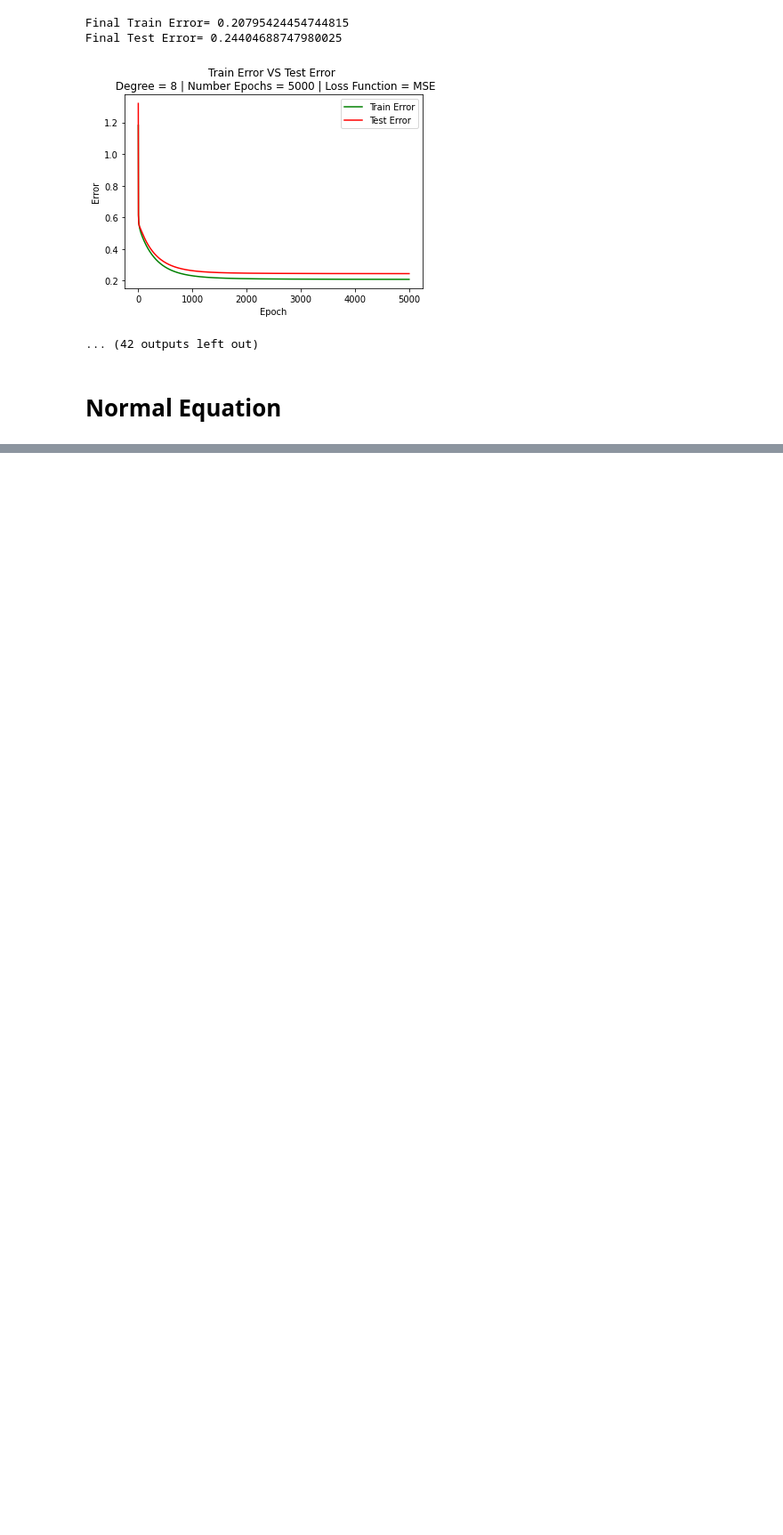
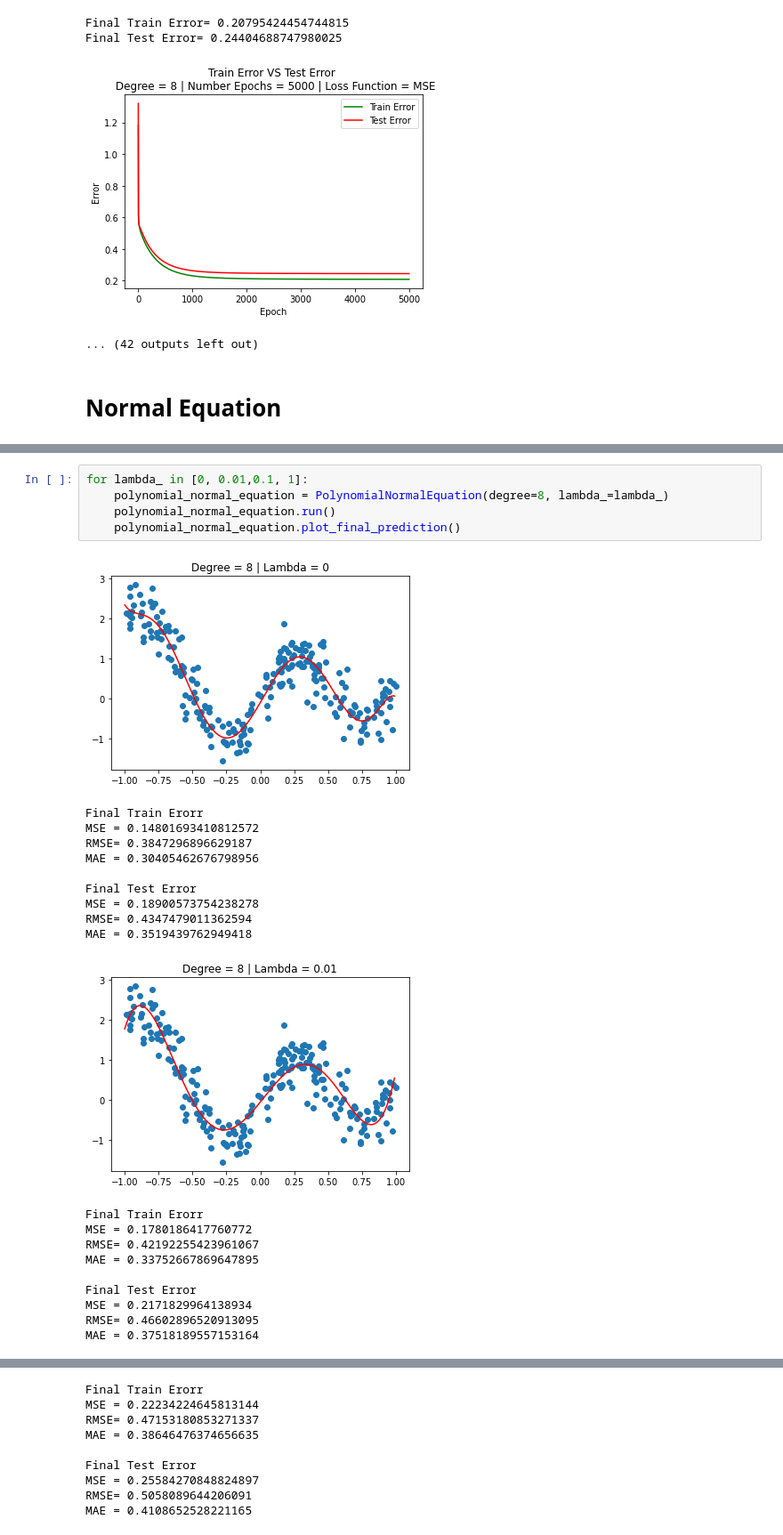
Before and after one commit to AUT-Student/ML-HW1, a Jupyter notebook: Code1/code1.ipynb, the cells around one changed output, grey strips where cells are left out. Shown at 89% size. Cells and saved outputs as stored; diff of their text form; blank space fills up the shorter version.

```diff
--- a/Code1/code1.ipynb
+++ b/Code1/code1.ipynb
@@ -406,0 +446,26 @@ Final Test Error= 0.4688743144143103
+# %%
+for lambda_ in [0, 0.01,0.1, 1]:
+    polynomial_normal_equation = PolynomialNormalEquation(degree=8, lambda_=lambda_)
+    polynomial_normal_equation.run()
+    polynomial_normal_equation.plot_final_prediction()
+# %% [output]
+[figure, added]
+Final Train Erorr
+MSE = 0.14801693410812572
+RMSE= 0.3847296896629187
+MAE = 0.30405462676798956
+
+Final Test Error
+MSE = 0.18900573754238278
+RMSE= 0.4347479011362594
+MAE = 0.3519439762949418
+[figure, added]
+Final Train Erorr
+MSE = 0.1780186417760772
+RMSE= 0.42192255423961067
+MAE = 0.33752667869647895
+
+Final Test Error
+MSE = 0.2171829964138934
+RMSE= 0.46602896520913095
+MAE = 0.37518189557153164
@@ -406,0 +473,9 @@ Final Test Error= 0.4688743144143103
+Final Train Erorr
+MSE = 0.22234224645813144
+RMSE= 0.47153180853271337
+MAE = 0.38646476374656635
+
+Final Test Error
+MSE = 0.25584270848824897
+RMSE= 0.5058089644206091
+MAE = 0.4108652528221165
```
Also changed, not shown: parts of 6 cells of this notebook, 1 other file.
